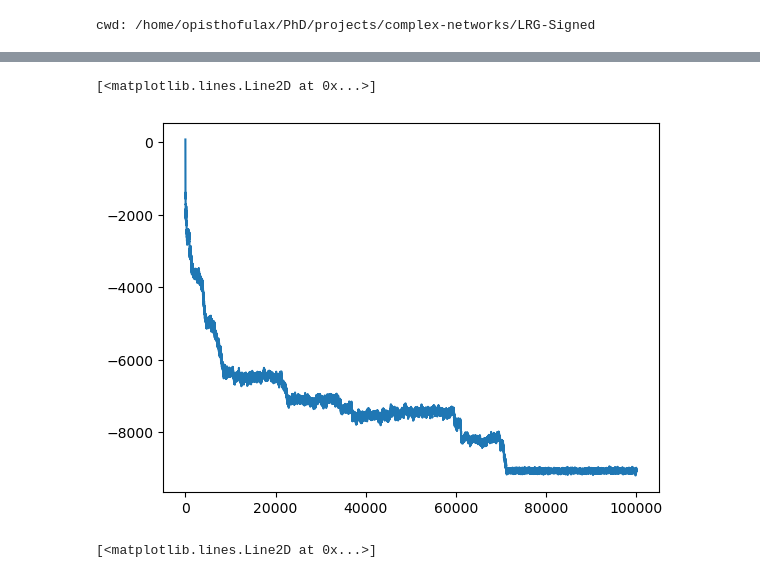
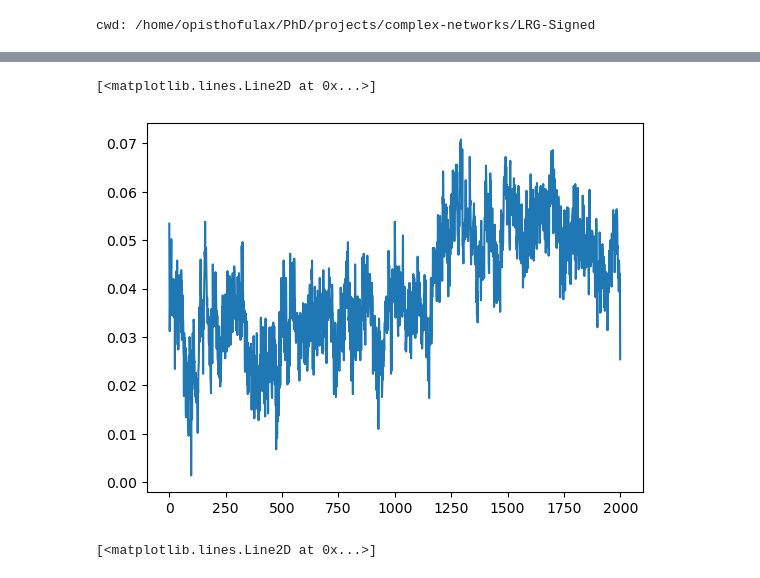
Before and after one commit to giulioiannelli/lrgsglib-public, a Jupyter notebook: notebooks/lattc2dsq_IsingDynamics.ipynb, the cells around one changed output, grey strips where cells are left out. Drawn from its saved outputs; the diff is of its cells as text; code cells hidden in the pictures.

```diff
--- a/notebooks/lattc2dsq_IsingDynamics.ipynb
+++ b/notebooks/lattc2dsq_IsingDynamics.ipynb
@@ -11,21 +11,16 @@ move_to_rootf(print_tf=True)
 cwd: /home/opisthofulax/PhD/projects/complex-networks/LRG-Signed
 # %%
 side = 100
-eigenmode = 0
 pflip = 0.1
 #
-sqlatt = Lattice2D(#
-    side1 = side,
-    geometry = 'squared',
-    import_on = False,
-    pflip = 0.1,
-    stdFname = "sqLattice" + f"_p={pflip:.3g}"
+sqlatt = Lattice2D(  #
+    side1=side,
+    geometry="squared",
+    import_on=False,
+    pflip=pflip
 )
-lrgsg = SignedLaplacianAnalysis(#
-    system = sqlatt,
-    initCond = 'all_1',
-    t_steps = 10,
-    no_obs = 200
+lrgsg = SignedLaplacianAnalysis(  #
+    system=sqlatt, initCond="all_1", t_steps=10, no_obs=200
 )
 # middlenode = theLattice.N//2+theLattice.side1//2
 # neg_weightsH = {(middlenode, middlenode+1): -1}
@@ -33,14 +28,9 @@ lrgsg = SignedLaplacianAnalysis(#
 #
 sqlatt.flip_random_fract_edges()
 ising_dyn = IsingDynamics(
-    system = sqlatt,
-    T = 0.2,
-    IsingIC = 'ground_state'
+    system=sqlatt, T=0.2, nstepsIsing=2000, IsingIC="ground_state",
+    MODE_RUN="C"
 )
 if not sqlatt.import_on:
     sqlatt.export_graph_pickle()
     sqlatt.export_adj_bin()
-# %%
-ising_dyn.init_ising_dynamics()
-ising_dyn.run(MODE="C")
-print(ising_dyn.id_string_isingdyn)
@@ -53,3 +46,5 @@ ising_dyn.export_ising_clust()
+# %%
+ising_dyn.run()
 # %%
 b = list(sqlatt.H.edges(data='weight'))
 # %%
@@ -57,10 +72,10 @@ arr = np.fromfile("src/LRGSG_package/tmp_stuff/test.bin", dtype='float64')
 # %%
-plt.plot(-arr)
+plt.plot(np.array(ising_dyn.magn)/ising_dyn.system.N)
 # plt.xscale('log')
 # plt.yscale('log')
 # %% [output]
 [<matplotlib.lines.Line2D at 0x...>]
-[figure, old version]
+[figure, new version]
 # %%
 # %% [output]
 [<matplotlib.lines.Line2D at 0x...>]
```
Also changed, not shown: parts of 3 cells of this notebook, 14 other files.
